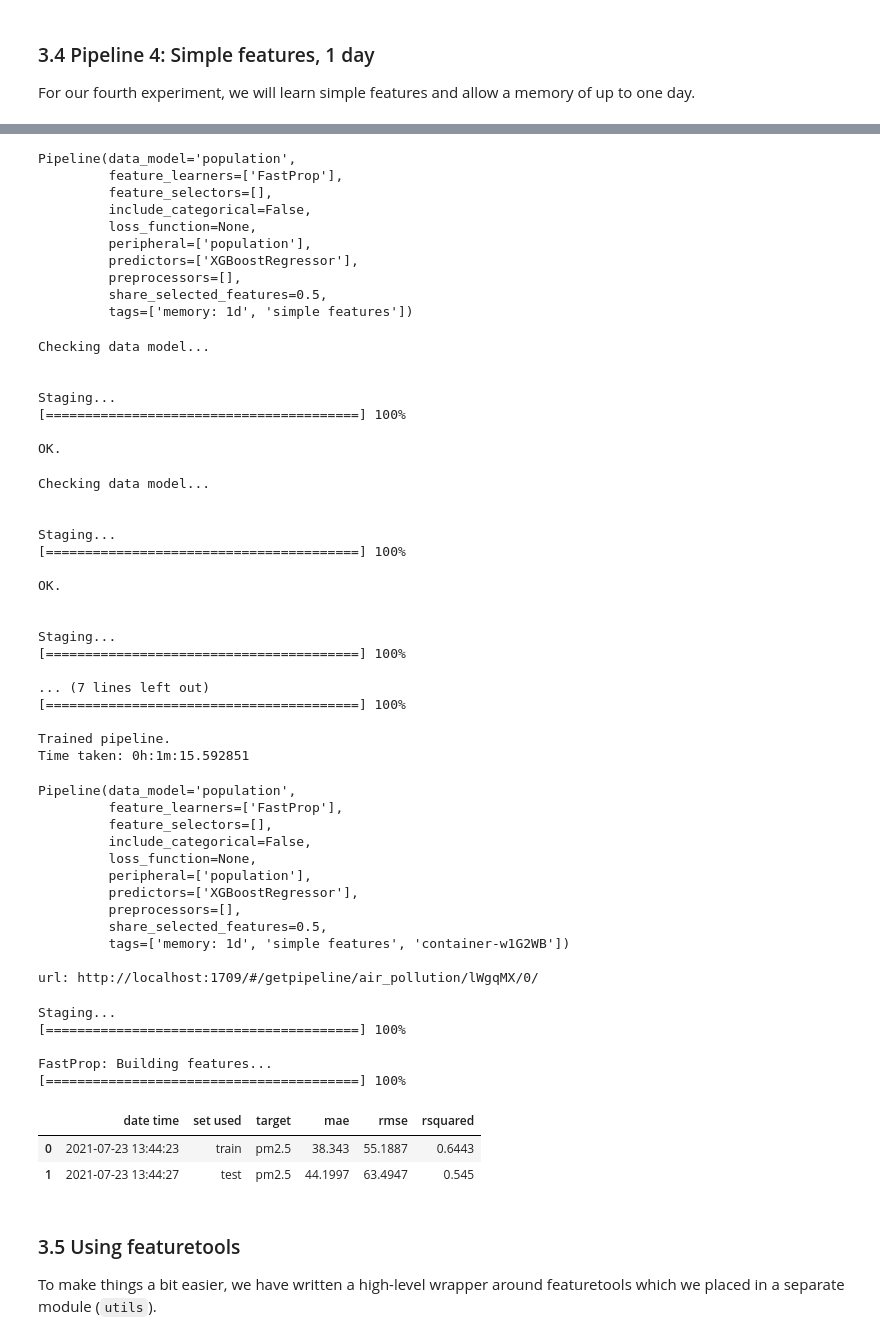
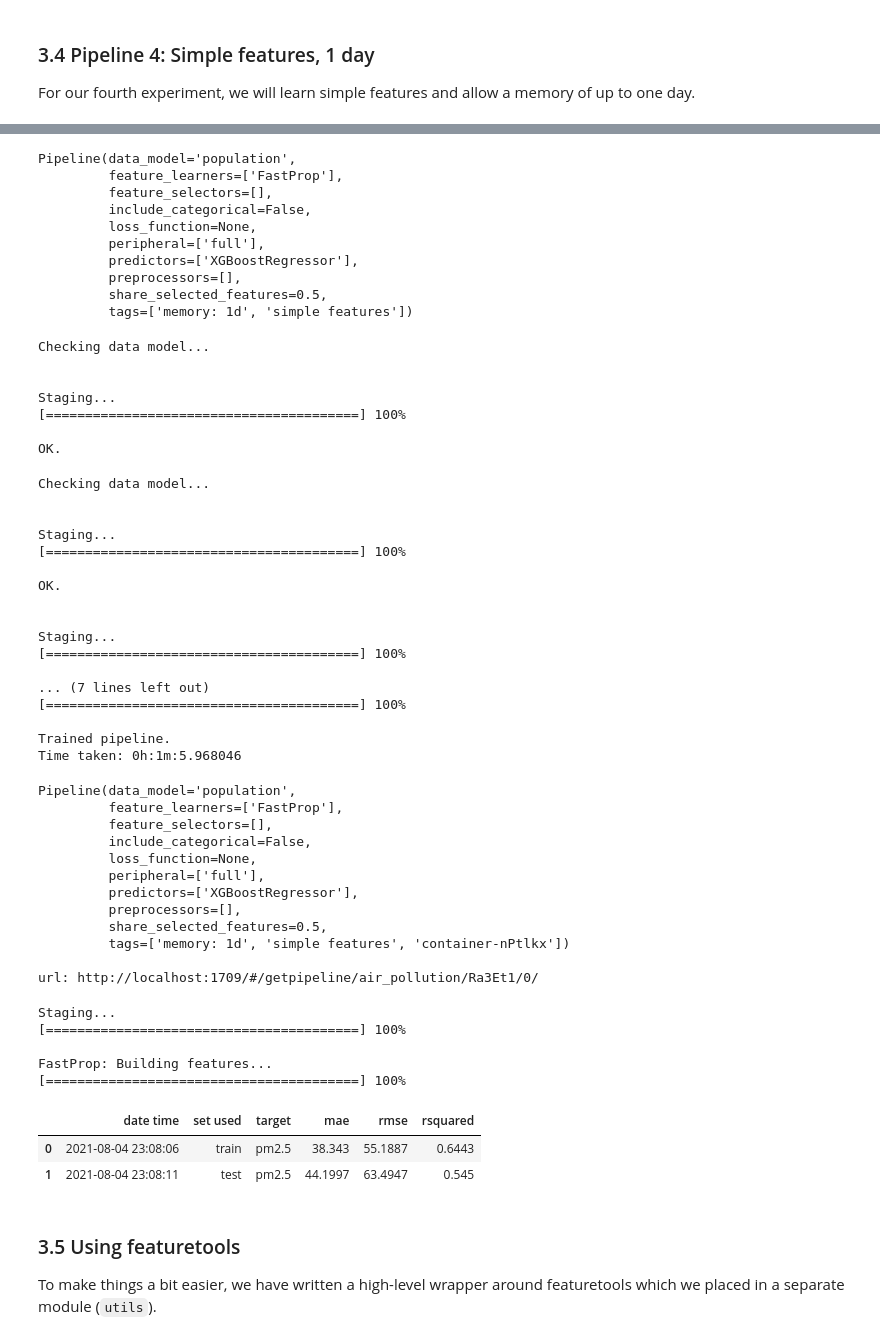
Before and after one commit to getml/getml-demo, a Jupyter notebook: air_pollution.ipynb, the cells around one changed output, grey strips where cells are left out. Drawn from its saved outputs; the diff is of its cells as text; code cells hidden in the pictures.

```diff
--- a/air_pollution.ipynb
+++ b/air_pollution.ipynb
@@ -581,21 +581,21 @@ fast_prop = getml.feature_learning.FastProp(
 
 predictor = getml.predictors.XGBoostRegressor(n_jobs=1)
 
-pipe = getml.pipeline.Pipeline(
+pipe4 = getml.pipeline.Pipeline(
     tags=['memory: 1d', 'simple features'],
     data_model=time_series4.data_model,
     feature_learners=[fast_prop],
     predictors=[predictor]
 )
 
-pipe
+pipe4
 # %% [output]
 Pipeline(data_model='population',
          feature_learners=['FastProp'],
          feature_selectors=[],
          include_categorical=False,
          loss_function=None,
-         peripheral=['population'],
+         peripheral=['full'],
          predictors=['XGBoostRegressor'],
          preprocessors=[],
          share_selected_features=0.5,
@@ -611,7 +611,7 @@ Staging...
 
 OK.
 # %%
-pipe.fit(time_series4.train)
+pipe4.fit(time_series4.train)
 # %% [output]
 Checking data model...
 
@@ -629,30 +629,30 @@ Staging...
 [========================================] 100%
 
 Trained pipeline.
-Time taken: 0h:1m:15.592851
+Time taken: 0h:1m:5.968046
 Pipeline(data_model='population',
          feature_learners=['FastProp'],
          feature_selectors=[],
          include_categorical=False,
          loss_function=None,
-         peripheral=['population'],
+         peripheral=['full'],
          predictors=['XGBoostRegressor'],
          preprocessors=[],
          share_selected_features=0.5,
-         tags=['memory: 1d', 'simple features', 'container-w1G2WB'])
+         tags=['memory: 1d', 'simple features', 'container-nPtlkx'])
 
-url: http://localhost:1709/#/getpipeline/air_pollution/lWgqMX/0/
+url: http://localhost:1709/#/getpipeline/air_pollution/Ra3Et1/0/
 # %%
-pipe.score(time_series4.test)
+pipe4.score(time_series4.test)
 # %% [output]
 Staging...
 [========================================] 100%
 
 FastProp: Building features...
 [========================================] 100%
 |  | date time | set used | target | mae | rmse | rsquared |
-| 0 | 2021-07-23 13:44:23 | train | pm2.5 | 38.343 | 55.1887 | 0.6443 |
-| 1 | 2021-07-23 13:44:27 | test | pm2.5 | 44.1997 | 63.4947 | 0.545 |
+| 0 | 2021-08-04 23:08:06 | train | pm2.5 | 38.343 | 55.1887 | 0.6443 |
+| 1 | 2021-08-04 23:08:11 | test | pm2.5 | 44.1997 | 63.4947 | 0.545 |
 # %% [markdown]
 ### 3.5 Using featuretools
 
```
Also changed, not shown: parts of 31 cells of this notebook.
